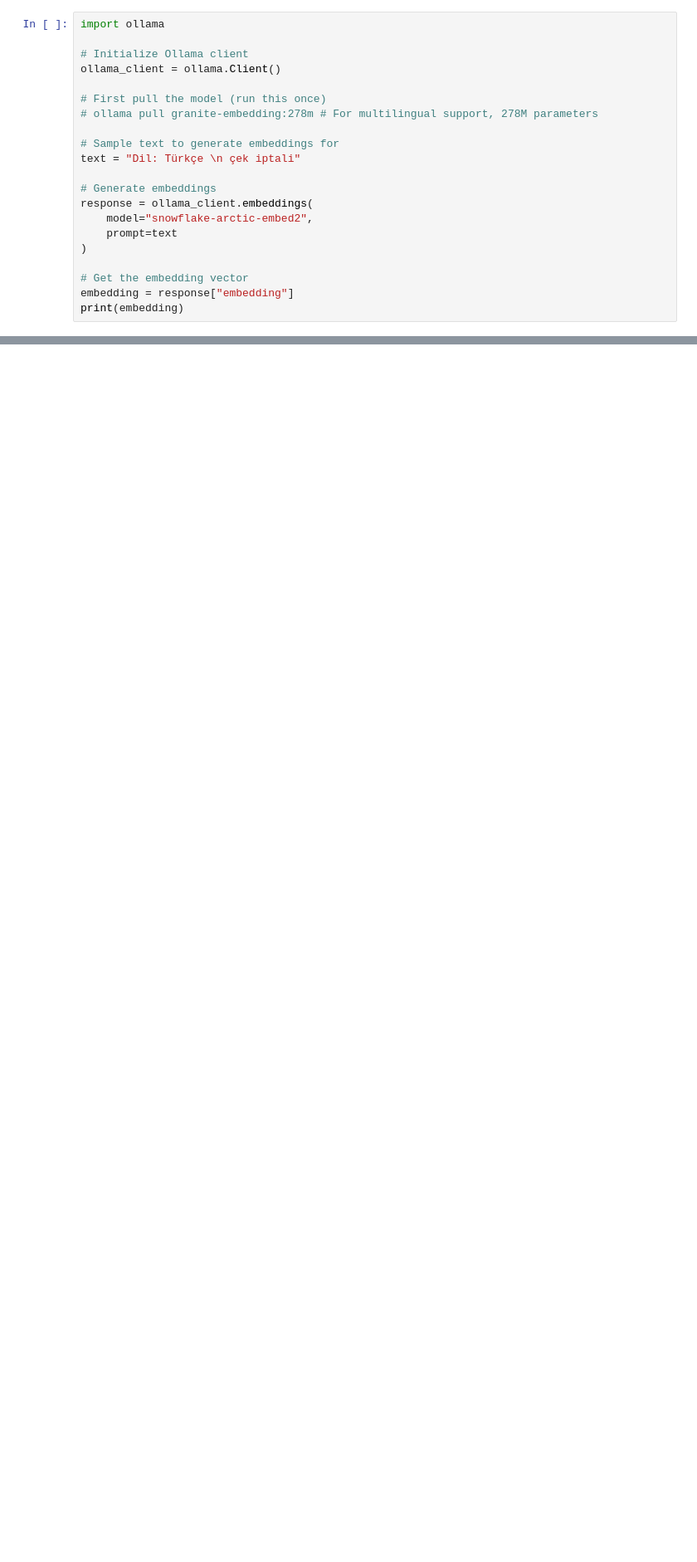
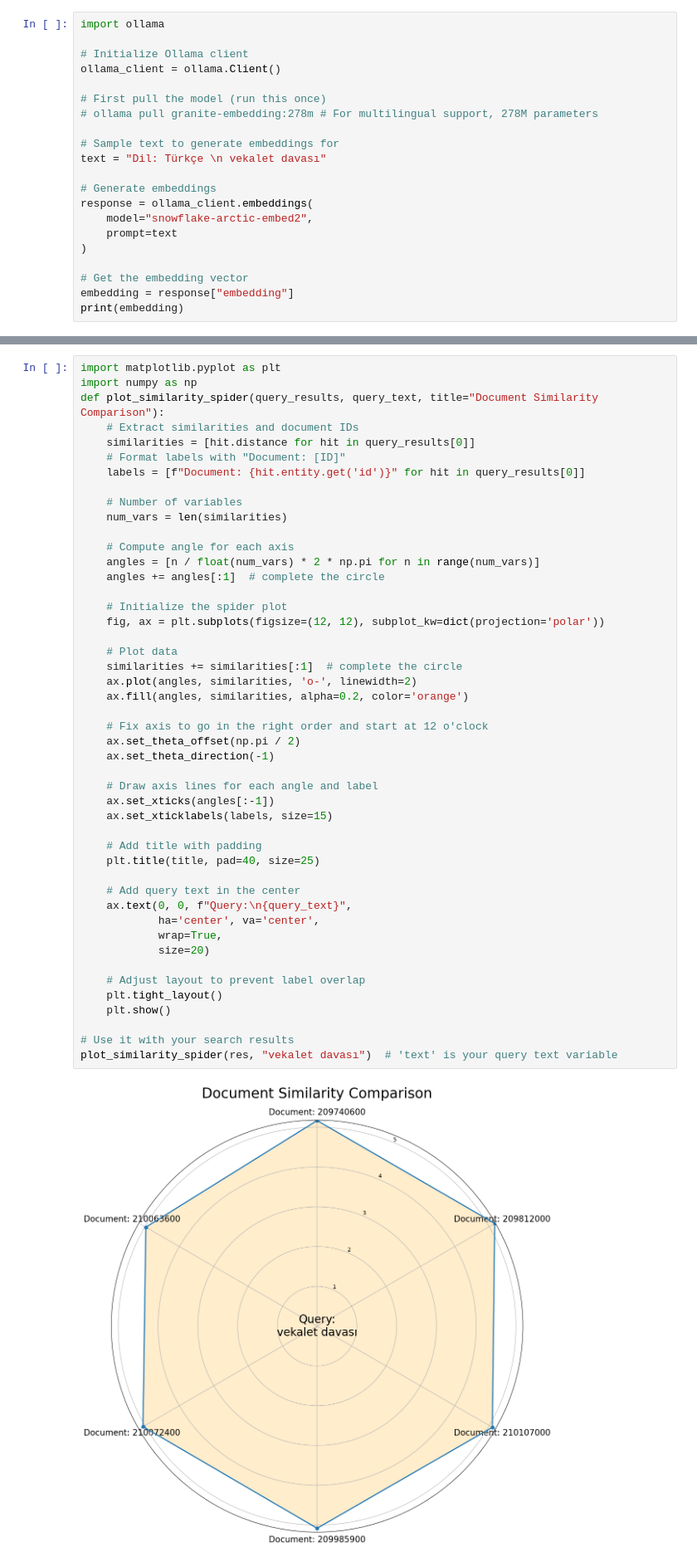
Before and after one commit to mergen-hukuk/search-engine, a Jupyter notebook: milvus_spark.ipynb, the cells around one changed output, grey strips where cells are left out. Shown at 83% size. Drawn from its saved outputs; the diff is of its cells as text; blank space fills up the shorter version.

```diff
--- a/milvus_spark.ipynb
+++ b/milvus_spark.ipynb
@@ -54,7 +154,7 @@ ollama_client = ollama.Client()
 # ollama pull granite-embedding:278m # For multilingual support, 278M parameters
 
 # Sample text to generate embeddings for
-text = "Dil: Türkçe \n çek iptali"
+text = "Dil: Türkçe \n vekalet davası"
 
 # Generate embeddings
 response = ollama_client.embeddings(
@@ -182,0 +468,49 @@ org.apache.spark.SparkException: Exception thrown in awaitResult:
+# %%
+import matplotlib.pyplot as plt
+import numpy as np
+def plot_similarity_spider(query_results, query_text, title="Document Similarity Comparison"):
+    # Extract similarities and document IDs
+    similarities = [hit.distance for hit in query_results[0]]
+    # Format labels with "Document: [ID]"
+    labels = [f"Document: {hit.entity.get('id')}" for hit in query_results[0]]
+
+    # Number of variables
+    num_vars = len(similarities)
+
+    # Compute angle for each axis
+    angles = [n / float(num_vars) * 2 * np.pi for n in range(num_vars)]
+    angles += angles[:1]  # complete the circle
+
+    # Initialize the spider plot
+    fig, ax = plt.subplots(figsize=(12, 12), subplot_kw=dict(projection='polar'))
+
+    # Plot data
+    similarities += similarities[:1]  # complete the circle
+    ax.plot(angles, similarities, 'o-', linewidth=2)
+    ax.fill(angles, similarities, alpha=0.2, color='orange')
+
+    # Fix axis to go in the right order and start at 12 o'clock
+    ax.set_theta_offset(np.pi / 2)
+    ax.set_theta_direction(-1)
+
+    # Draw axis lines for each angle and label
+    ax.set_xticks(angles[:-1])
+    ax.set_xticklabels(labels, size=15)
+
+    # Add title with padding
+    plt.title(title, pad=40, size=25)
+
+    # Add query text in the center
+    ax.text(0, 0, f"Query:\n{query_text}",
+            ha='center', va='center',
+            wrap=True,
+            size=20)
+
+    # Adjust layout to prevent label overlap
+    plt.tight_layout()
+    plt.show()
+
+# Use it with your search results
+plot_similarity_spider(res, "vekalet davası")  # 'text' is your query text variable
+# %% [output]
+[figure, added]
```
Also changed, not shown: parts of 20 cells of this notebook, 4 other files.
